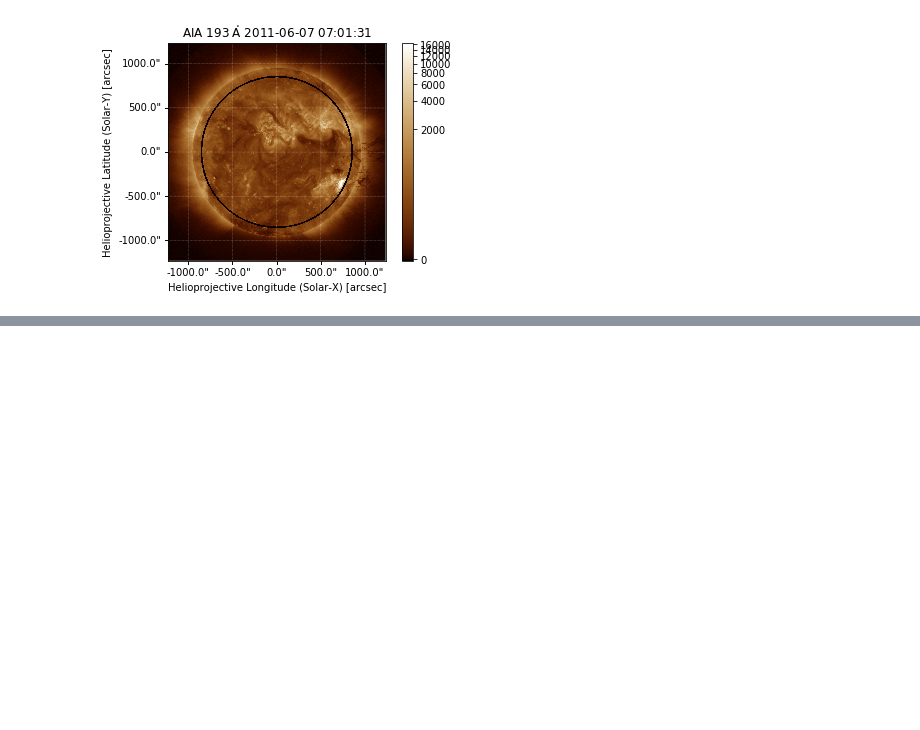
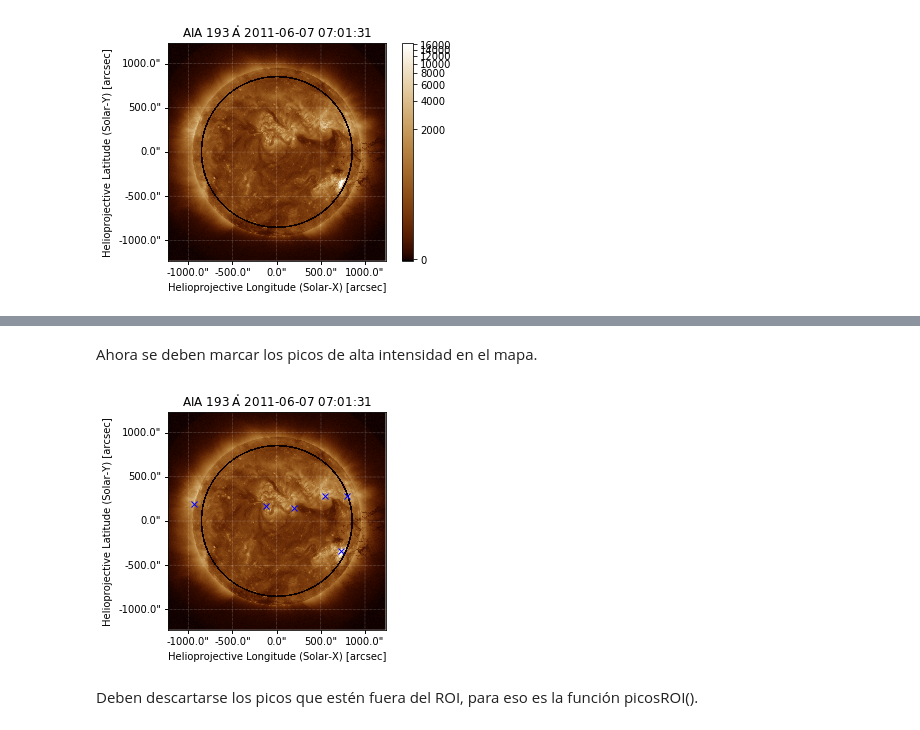
Before and after one commit to fmezacr/Solar_Data12019, a Jupyter notebook: Noviembre/2019/RutinaGeneral2019.ipynb, the cells around one changed output, grey strips where cells are left out. Cells and saved outputs as stored; diff of their text form; code cells hidden in the pictures; blank space fills up the shorter version.

```diff
--- a/Noviembre/2019/RutinaGeneral2019.ipynb
+++ b/Noviembre/2019/RutinaGeneral2019.ipynb
@@ -334,0 +337,4 @@ plt.colorbar()
+# %%
+coorPicos = peak_local_max(aiamap.data, min_distance=200, threshold_rel=0.2)
+print('Los puntos de alta intensidad en el map son: \n')
+print (pd.DataFrame(coorPicos))
@@ -334,0 +351,13 @@ plt.colorbar()
+# %% [markdown]
+Ahora se deben marcar los picos de alta intensidad en el mapa.
+# %%
+hpc_max = aiamap.pixel_to_world(coorPicos[:, 1]*u.pixel, coorPicos[:, 0]*u.pixel)
+fig = plt.figure()
+ax = plt.subplot(projection=aiamap)
+aiamap.plot()
+ax.plot_coord(hpc_max, 'bx')
+plt.show()
+# %% [output]
+[figure, added]
+# %% [markdown]
+Deben descartarse los picos que estén fuera del ROI, para eso es la función picosROI().
```
Also changed, not shown: parts of 27 cells of this notebook, 9 other files.
